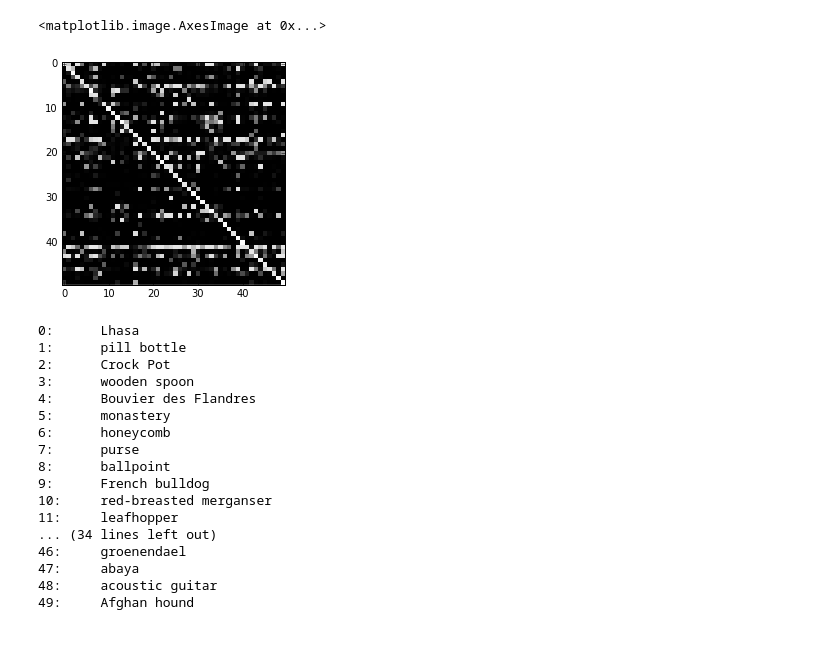
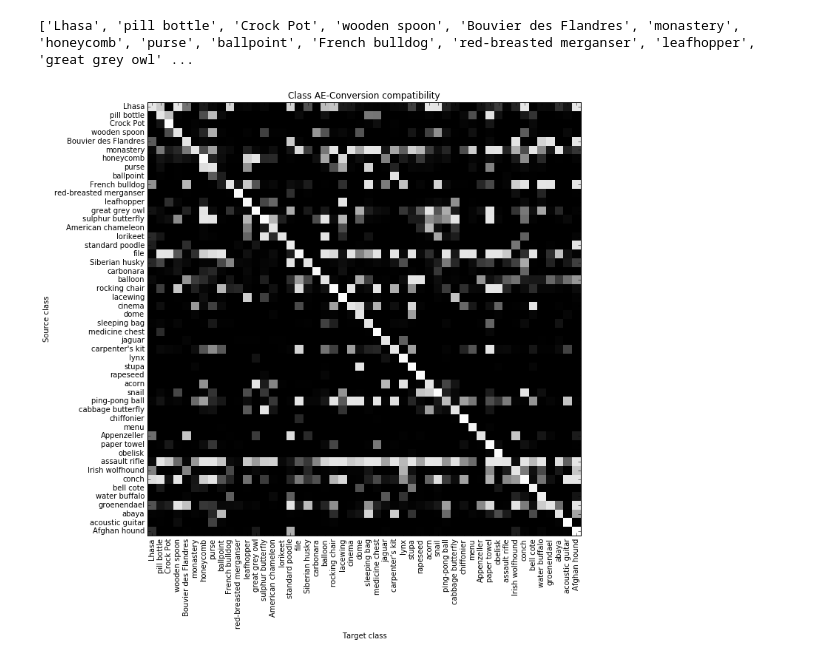
Before and after one commit to chris-code/master-thesis, a Jupyter notebook: notebooks/confusion-matrix.ipynb, the cells around one changed output. Saved outputs shown, nothing was run; the diff lists cells and outputs as text; code cells hidden in the pictures.

Commit message:
Completed confusion matrix.
Now shows class names on the figure.

```diff
--- a/notebooks/confusion-matrix.ipynb
+++ b/notebooks/confusion-matrix.ipynb
@@ -22,39 +22,32 @@ for origin_index, origin_class in enumerate(classes):
         for origin_pic, target_class, confidence, iterations in csv_reader:
             target_index = classes.index(target_class)
             confusion_matrix[origin_index, target_index] = confidence
-
-ppt.imshow(confusion_matrix, cmap=ppt.cm.gray, interpolation='none')
-# %% [output]
-<matplotlib.image.AxesImage at 0x...>
-[figure, removed]
 # %%
 import adex.googlenet
 
 CAFFE_ROOT = '/home/chrisbot/Projects/caffe'
 
 labels = adex.googlenet.load_labels(CAFFE_ROOT)
+labels_sorted = []
 for index, c in enumerate(classes):
     for l in labels:
         if c == l[0].strip():
-            print('{0}:\t{1}'.format(index, l[1]))
+            labels_sorted.append(l[1])
             break
     else:
         print('{0}:\t##### No name found for: {1} #####'.format(index, c))
+        labels_sorted.append('#####NO NAME#####')
+print(labels_sorted)
 # %% [output]
-0:      Lhasa
-1:      pill bottle
-2:      Crock Pot
-3:      wooden spoon
-4:      Bouvier des Flandres
-5:      monastery
-6:      honeycomb
-7:      purse
-8:      ballpoint
-9:      French bulldog
-10:     red-breasted merganser
-11:     leafhopper
-... (34 lines left out)
-46:     groenendael
-47:     abaya
-48:     acoustic guitar
-49:     Afghan hound
+['Lhasa', 'pill bottle', 'Crock Pot', 'wooden spoon', 'Bouvier des Flandres', 'monastery', 'honeycomb', 'purse', 'ballpoint', 'French bulldog', 'red-breasted merganser', 'leafhopper', 'great grey owl' ...
+# %%
+ppt.imshow(confusion_matrix, cmap=ppt.cm.gray, interpolation='none')
+ppt.title('Class AE-Conversion compatibility')
+ppt.xlabel('Target class')
+ppt.ylabel('Source class')
+ppt.xticks(np.arange(len(labels_sorted)), labels_sorted, rotation=90)
+ppt.yticks(np.arange(len(labels_sorted)), labels_sorted)
+fig = ppt.gcf()
+fig.set_size_inches(18.5, 10.5)
+# %% [output]
+[figure, added]
```
